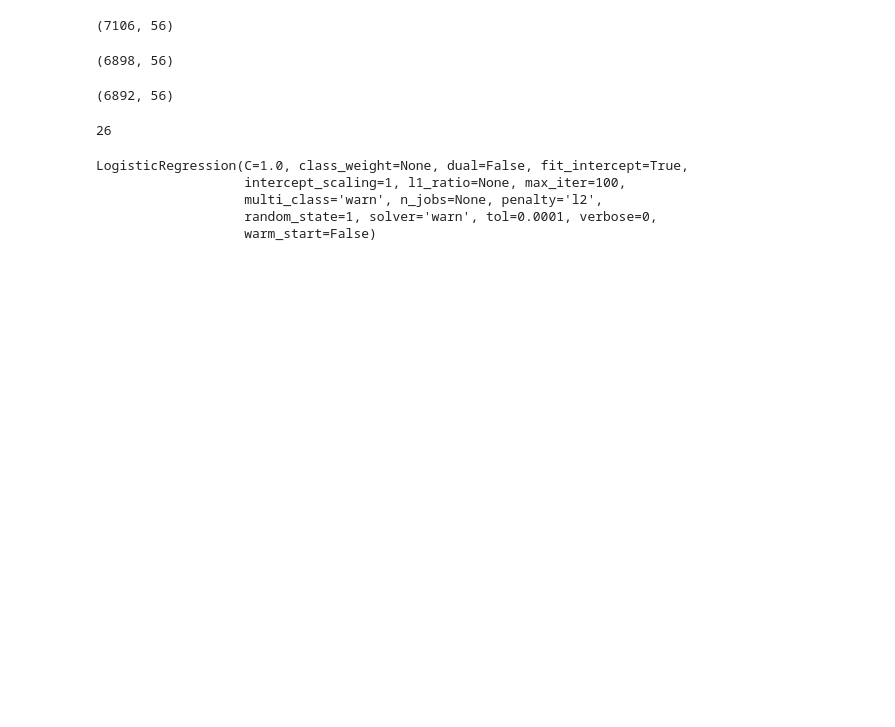
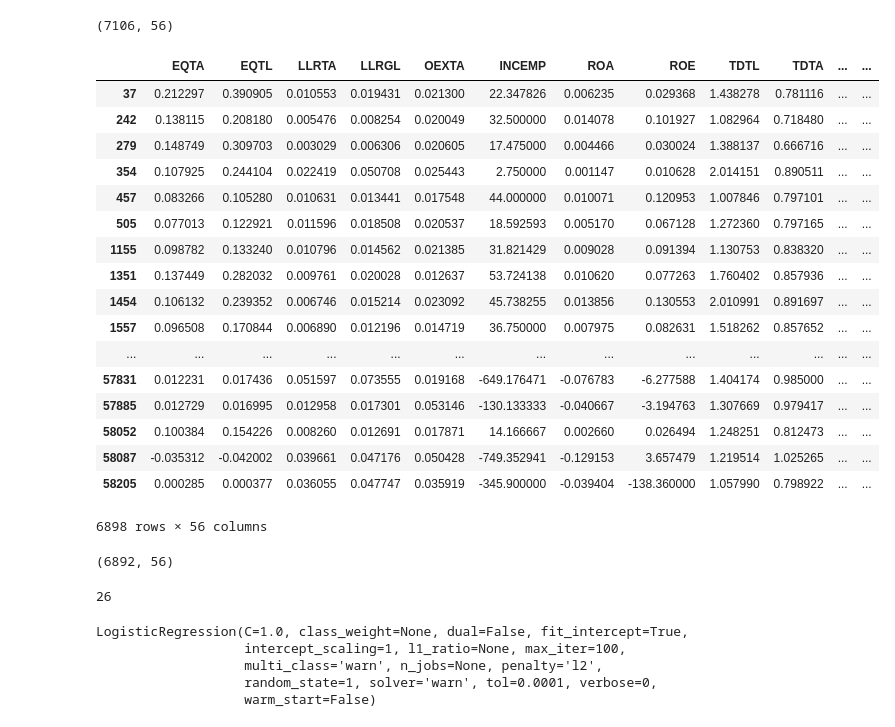
Before and after one commit to allaccountstaken/predicting_bank_distress, a Jupyter notebook: ann_model.ipynb, the cells around one changed output. Saved outputs shown, nothing was run; the diff lists cells and outputs as text; code cells hidden in the pictures; blank space fills up the shorter version.

```diff
--- a/ann_model.ipynb
+++ b/ann_model.ipynb
@@ -21,9 +21,26 @@ camel_data.shape
 (7106, 56)
 # %%
 camel_data.dropna(inplace=True)
-camel_data.shape
+camel_data
 # %% [output]
+|  | EQTA | EQTL | LLRTA | LLRGL | OEXTA | INCEMP | ROA | ROE | TDTL | TDTA | ... | ... |
+| 37 | 0.212297 | 0.390905 | 0.010553 | 0.019431 | 0.021300 | 22.347826 | 0.006235 | 0.029368 | 1.438278 | 0.781116 | ... | ... |
+| 242 | 0.138115 | 0.208180 | 0.005476 | 0.008254 | 0.020049 | 32.500000 | 0.014078 | 0.101927 | 1.082964 | 0.718480 | ... | ... |
+| 279 | 0.148749 | 0.309703 | 0.003029 | 0.006306 | 0.020605 | 17.475000 | 0.004466 | 0.030024 | 1.388137 | 0.666716 | ... | ... |
+| 354 | 0.107925 | 0.244104 | 0.022419 | 0.050708 | 0.025443 | 2.750000 | 0.001147 | 0.010628 | 2.014151 | 0.890511 | ... | ... |
+| 457 | 0.083266 | 0.105280 | 0.010631 | 0.013441 | 0.017548 | 44.000000 | 0.010071 | 0.120953 | 1.007846 | 0.797101 | ... | ... |
+| 505 | 0.077013 | 0.122921 | 0.011596 | 0.018508 | 0.020537 | 18.592593 | 0.005170 | 0.067128 | 1.272360 | 0.797165 | ... | ... |
+| 1155 | 0.098782 | 0.133240 | 0.010796 | 0.014562 | 0.021385 | 31.821429 | 0.009028 | 0.091394 | 1.130753 | 0.838320 | ... | ... |
+| 1351 | 0.137449 | 0.282032 | 0.009761 | 0.020028 | 0.012637 | 53.724138 | 0.010620 | 0.077263 | 1.760402 | 0.857936 | ... | ... |
+| 1454 | 0.106132 | 0.239352 | 0.006746 | 0.015214 | 0.023092 | 45.738255 | 0.013856 | 0.130553 | 2.010991 | 0.891697 | ... | ... |
+| 1557 | 0.096508 | 0.170844 | 0.006890 | 0.012196 | 0.014719 | 36.750000 | 0.007975 | 0.082631 | 1.518262 | 0.857652 | ... | ... |
+| ... | ... | ... | ... | ... | ... | ... | ... | ... | ... | ... | ... | ... |
+| 57831 | 0.012231 | 0.017436 | 0.051597 | 0.073555 | 0.019168 | -649.176471 | -0.076783 | -6.277588 | 1.404174 | 0.985000 | ... | ... |
+| 57885 | 0.012729 | 0.016995 | 0.012958 | 0.017301 | 0.053146 | -130.133333 | -0.040667 | -3.194763 | 1.307669 | 0.979417 | ... | ... |
+| 58052 | 0.100384 | 0.154226 | 0.008260 | 0.012691 | 0.017871 | 14.166667 | 0.002660 | 0.026494 | 1.248251 | 0.812473 | ... | ... |
+| 58087 | -0.035312 | -0.042002 | 0.039661 | 0.047176 | 0.050428 | -749.352941 | -0.129153 | 3.657479 | 1.219514 | 1.025265 | ... | ... |
+| 58205 | 0.000285 | 0.000377 | 0.036055 | 0.047747 | 0.035919 | -345.900000 | -0.039404 | -138.360000 | 1.057990 | 0.798922 | ... | ... |
-(6898, 56)
+6898 rows × 56 columns
 # %%
 #camel_data.replace(np.inf, '', inplace=True)
 #df[~df.isin([np.nan, np.inf, -np.inf]).any(1)]
```
Also changed, not shown: 1 other file.
